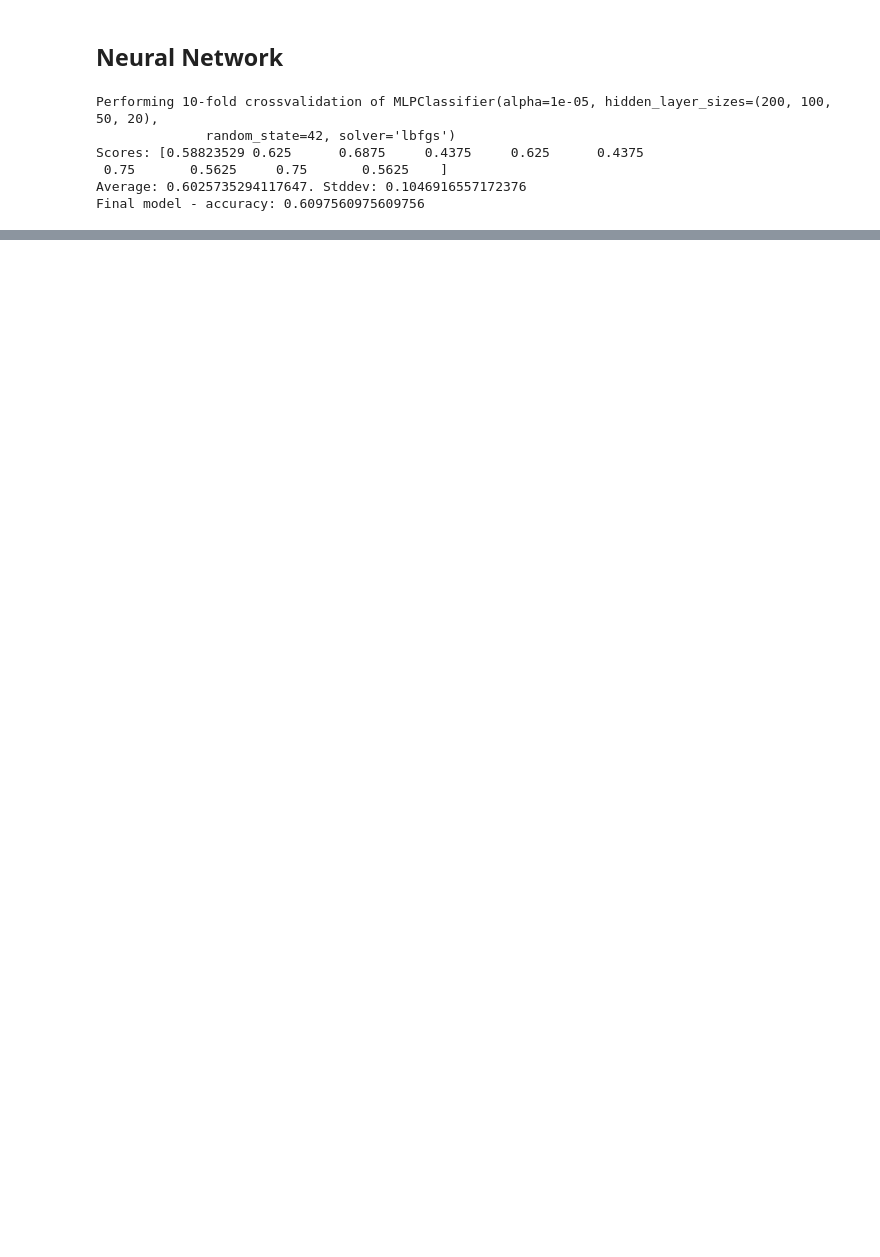
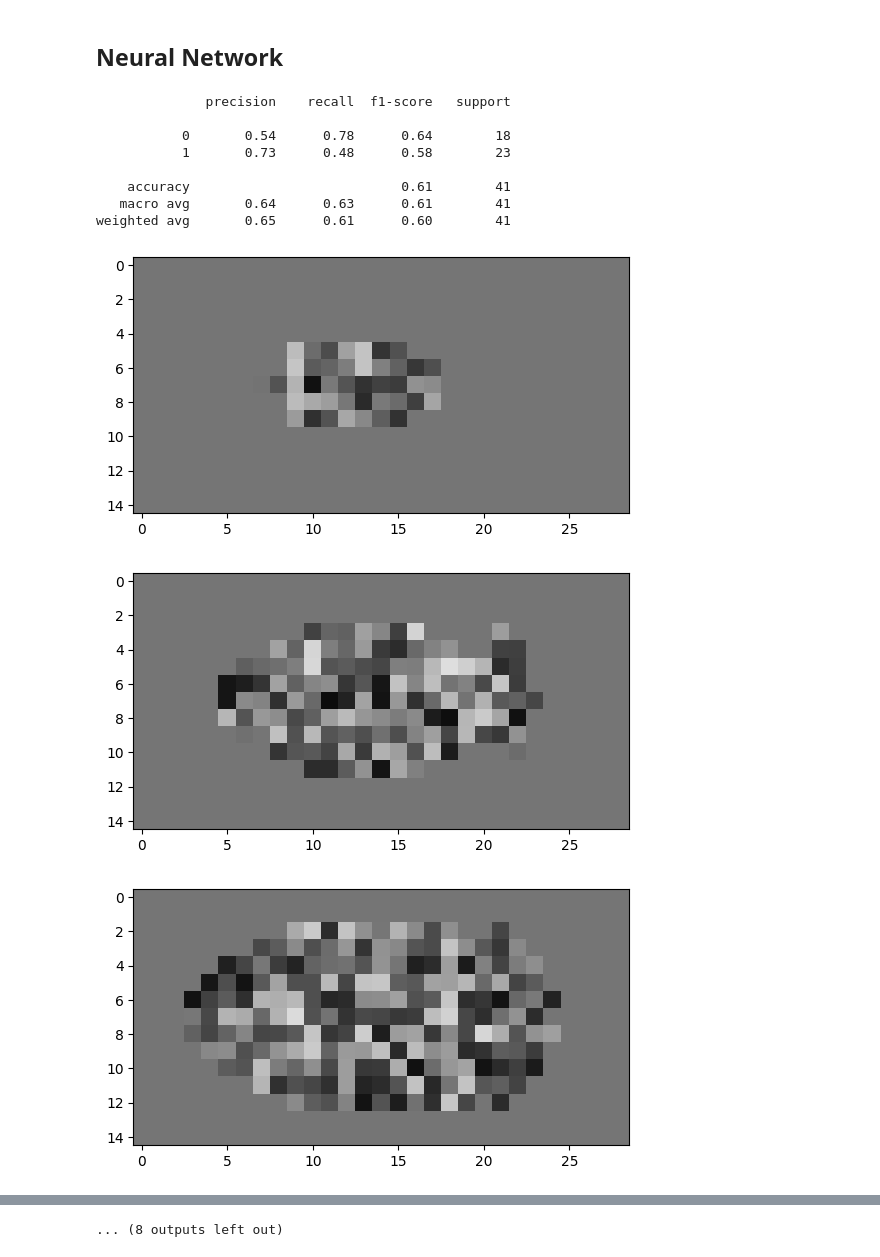
Before and after one commit to a-wolk/MLATNAN, a Jupyter notebook: decission_extended_data.ipynb, the cells around one changed output, grey strips where cells are left out. Saved outputs shown, nothing was run; the diff lists cells and outputs as text; code cells hidden in the pictures; blank space fills up the shorter version.

Commit message:
run gridsearch & visualize NN filters

```diff
--- a/decission_extended_data.ipynb
+++ b/decission_extended_data.ipynb
@@ -30,17 +30,20 @@ def merge_and_fillna(reference_df, target_df):
     merged_df = merged_df.fillna(0)
     return merged_df
 
+def xyz(df):
+    return set(zip(df[0].tolist(), df[1].tolist(), df[2].tolist()))
+
 def clean_data(gain_range, loss_range, gain_indifference, loss_indifference):
-    ind_xyz = set(zip(gain_indifference[0].tolist(), gain_indifference[1].tolist(), gain_indifference[2].tolist()))
-    rng_xyz = set(zip(gain_range[0].tolist(), gain_range[1].tolist(), gain_range[2].tolist()))
-    xyz = ind_xyz | rng_xyz
-    all_coords = pd.DataFrame(list(xyz), columns=common_cols)
+    ind_xyz = xyz(gain_indifference)
+    rng_xyz = xyz(gain_range)
+    all_xyz = ind_xyz | rng_xyz
+    all_coords = pd.DataFrame(list(all_xyz), columns=common_cols)
 
     new_gain_range = merge_and_fillna(all_coords, gain_range)
     new_loss_range = merge_and_fillna(all_coords, loss_range)
     new_gain_indifference = merge_and_fillna(all_coords, gain_indifference)
     new_loss_indifference = merge_and_fillna(all_coords, loss_indifference)
-    return new_gain_range, new_loss_range, new_gain_indifference, new_loss_indifference
+    return (new_gain_range, new_loss_range, new_gain_indifference, new_loss_indifference), all_xyz
 
 def reset_data_frame(df):
     df = df.transpose() # row = subject
@@ -54,7 +57,7 @@ def load_all_data():
     gain_indifference = load_data(f"{BASE_DIR}/gain_ind_vmpfc.csv")
     loss_indifference = load_data(f"{BASE_DIR}/loss_ind_vmpfc.csv")
 
-    gain_range, loss_range, gain_indifference, loss_indifference = clean_data(gain_range, loss_range, gain_indifference, loss_indifference)
+    (gain_range, loss_range, gain_indifference, loss_indifference), all_xyz = clean_data(gain_range, loss_range, gain_indifference, loss_indifference)
 
     gain_range = reset_data_frame(gain_range)
     loss_range = reset_data_frame(loss_range)
@@ -69,12 +72,12 @@ def load_all_data():
     df = pd.concat([gain_range, loss_range, gain_indifference, loss_indifference]).reset_index(drop=True)
     X = df.drop("gain_or_loss", axis='columns').fillna(0).to_numpy()
     y = df["gain_or_loss"].to_numpy()
-    return X, y
+    return X, y, all_xyz
 # %%
 from sklearn.metrics import accuracy_score
 from sklearn.svm import SVC
 # %%
-X, y = load_all_data()
+X, y, all_xyz = load_all_data()
 # %%
 X.shape
 # %% [output]
@@ -217,12 +283,40 @@ Final model - accuracy: 0.6097560975609756
 # %%
 from sklearn.neural_network import MLPClassifier
 
-model = crossval(MLPClassifier(solver='lbfgs', alpha=1e-5, hidden_layer_sizes=(200, 100, 50, 20), random_state=42, verbose=False))
-acc(model)
+model = MLPClassifier(solver='lbfgs', alpha=1e-5, hidden_layer_sizes=(200, 100, 50, 20), random_state=42, verbose=False)
+model.fit(X_train, y_train)
+
+preds = model.predict(X_test)
+print(classification_report(y_test, preds))
 # %% [output]
-Performing 10-fold crossvalidation of MLPClassifier(alpha=1e-05, hidden_layer_sizes=(200, 100, 50, 20),
-              random_state=42, solver='lbfgs')
-Scores: [0.58823529 0.625      0.6875     0.4375     0.625      0.4375
- 0.75       0.5625     0.75       0.5625    ]
-Average: 0.6025735294117647. Stddev: 0.1046916557172376
-Final model - accuracy: 0.6097560975609756
+              precision    recall  f1-score   support
+
+           0       0.54      0.78      0.64        18
+           1       0.73      0.48      0.58        23
+
+    accuracy                           0.61        41
+   macro avg       0.64      0.63      0.61        41
+weighted avg       0.65      0.61      0.60        41
+# %%
+import matplotlib.pyplot as plt
+
+def plot_filter(model, filter_idx):
+    filters = model.coefs_[0]
+    selected_filter = filters[:, filter_idx]
+
+    max_x, max_y, max_z = max(all_xyz, key=lambda v: v[0])[0], max(all_xyz, key=lambda v: v[1])[1], max(all_xyz, key=lambda v: v[2])[2]
+    min_x, min_y, min_z = min(all_xyz, key=lambda v: v[0])[0], min(all_xyz, key=lambda v: v[1])[1], min(all_xyz, key=lambda v: v[2])[2]
+    grid_selected_filter = np.zeros((max_x-min_x+1, max_y-min_y+1, max_z-min_z+1))
+
+    for (x,y,z),v in zip(list(all_xyz), selected_filter.tolist()):
+        grid_selected_filter[x-min_x, y-min_y, z-min_z] = v
+
+    for i in range(0, max_z-min_z+1):
+        plt.imshow(grid_selected_filter[:, :, i], cmap='gray', vmin=selected_filter.min(), vmax=selected_filter.max())
+        plt.show()
+# %%
+plot_filter(model, 20)
+# %% [output]
+[figure, added]
+[figure, added]
+[figure, added]
@@ -228,0 +332 @@ Final model - accuracy: 0.6097560975609756
+... (8 outputs left out)
```
Also changed, not shown: parts of 20 cells of this notebook.
